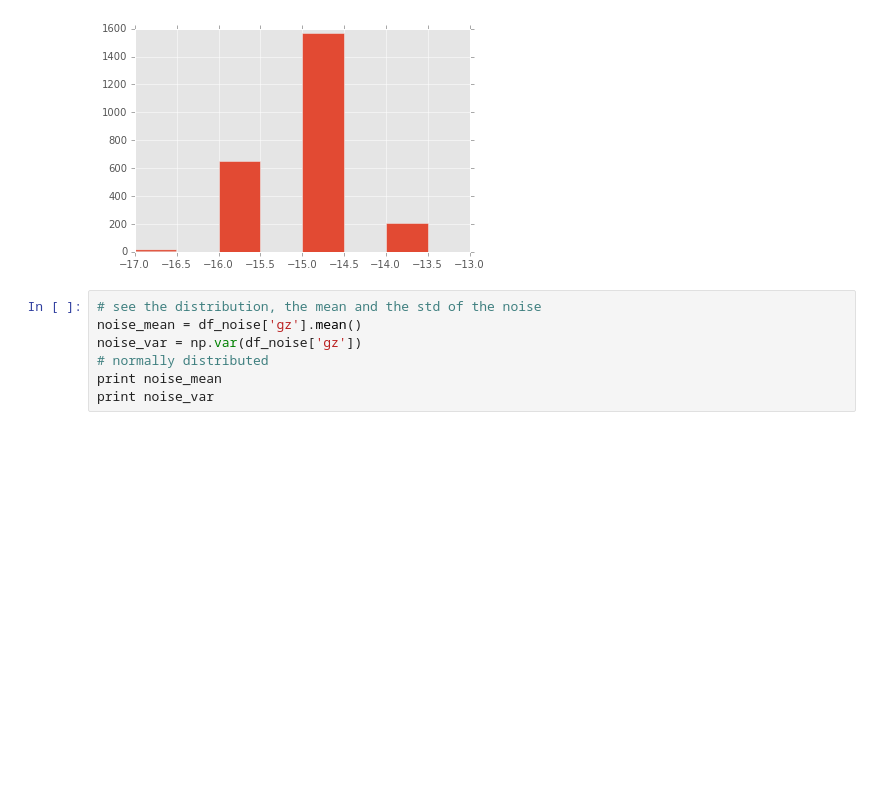
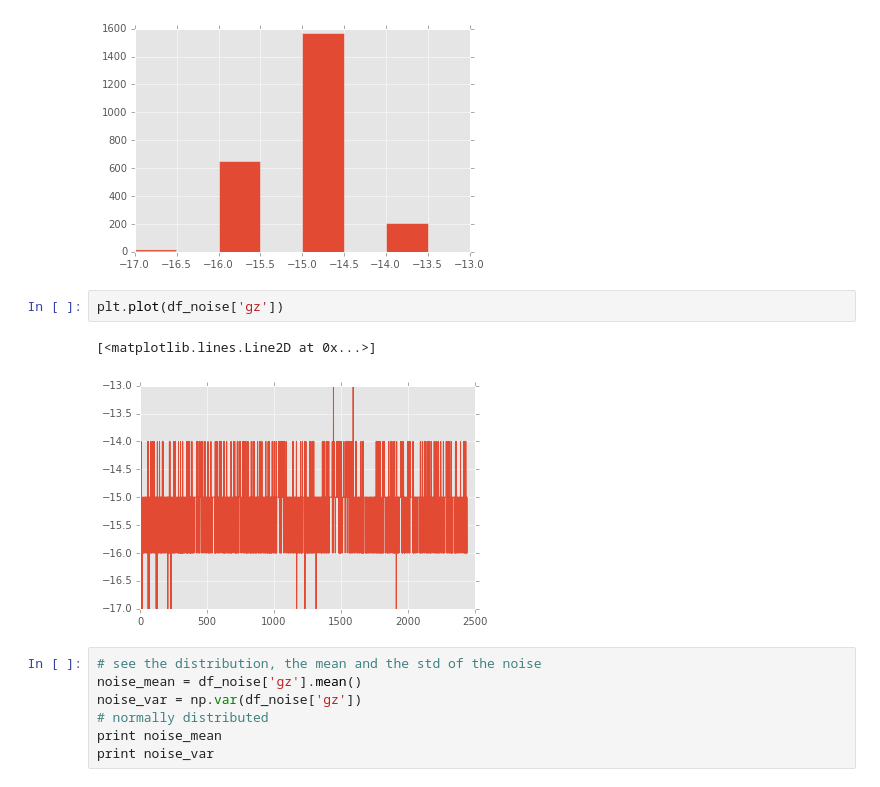
Before and after one commit to chrisngan24/fydp, a Jupyter notebook: experimental/kalman_filter/init_analysis.ipynb, the cells around one changed output. Saved outputs shown, nothing was run; the diff lists cells and outputs as text; blank space fills up the shorter version.

Commit message:
Added metrics for training and noise

```diff
--- a/experimental/kalman_filter/init_analysis.ipynb
+++ b/experimental/kalman_filter/init_analysis.ipynb
@@ -32,6 +53,11 @@ plt.hist(df_noise['gz'],bins=8)
  array([-17. , -16.5, -16. , -15.5, -15. , -14.5, -14. , -13.5, -13. ]),
  <a list of 8 Patch objects>)
 [figure]
+# %%
+plt.plot(df_noise['gz'])
+# %% [output]
+[<matplotlib.lines.Line2D at 0x...>]
+[figure, added]
 # %%
 # see the distribution, the mean and the std of the noise
 noise_mean = df_noise['gz'].mean()
```
Also changed, not shown: parts of 12 cells of this notebook, 1 other file.
